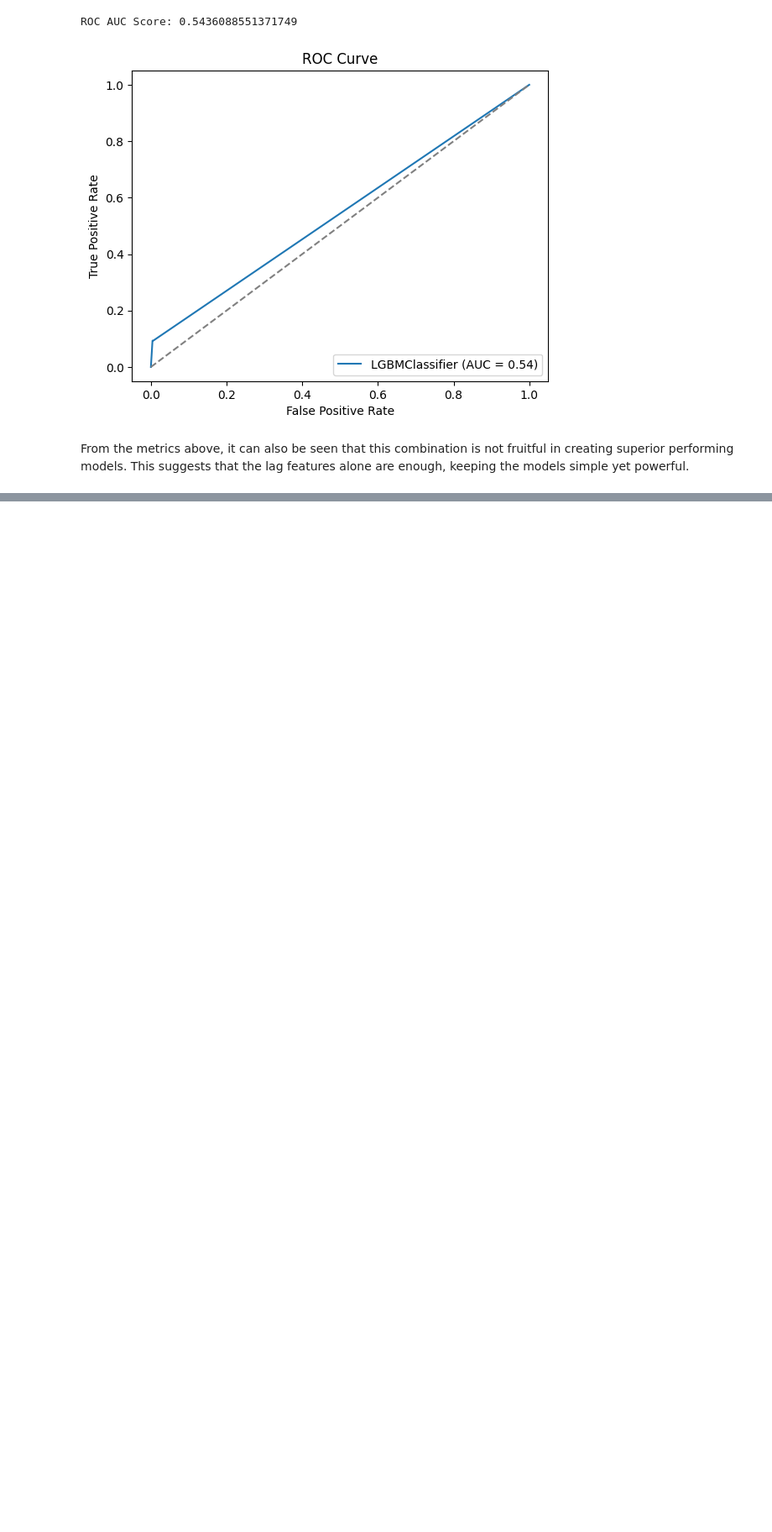
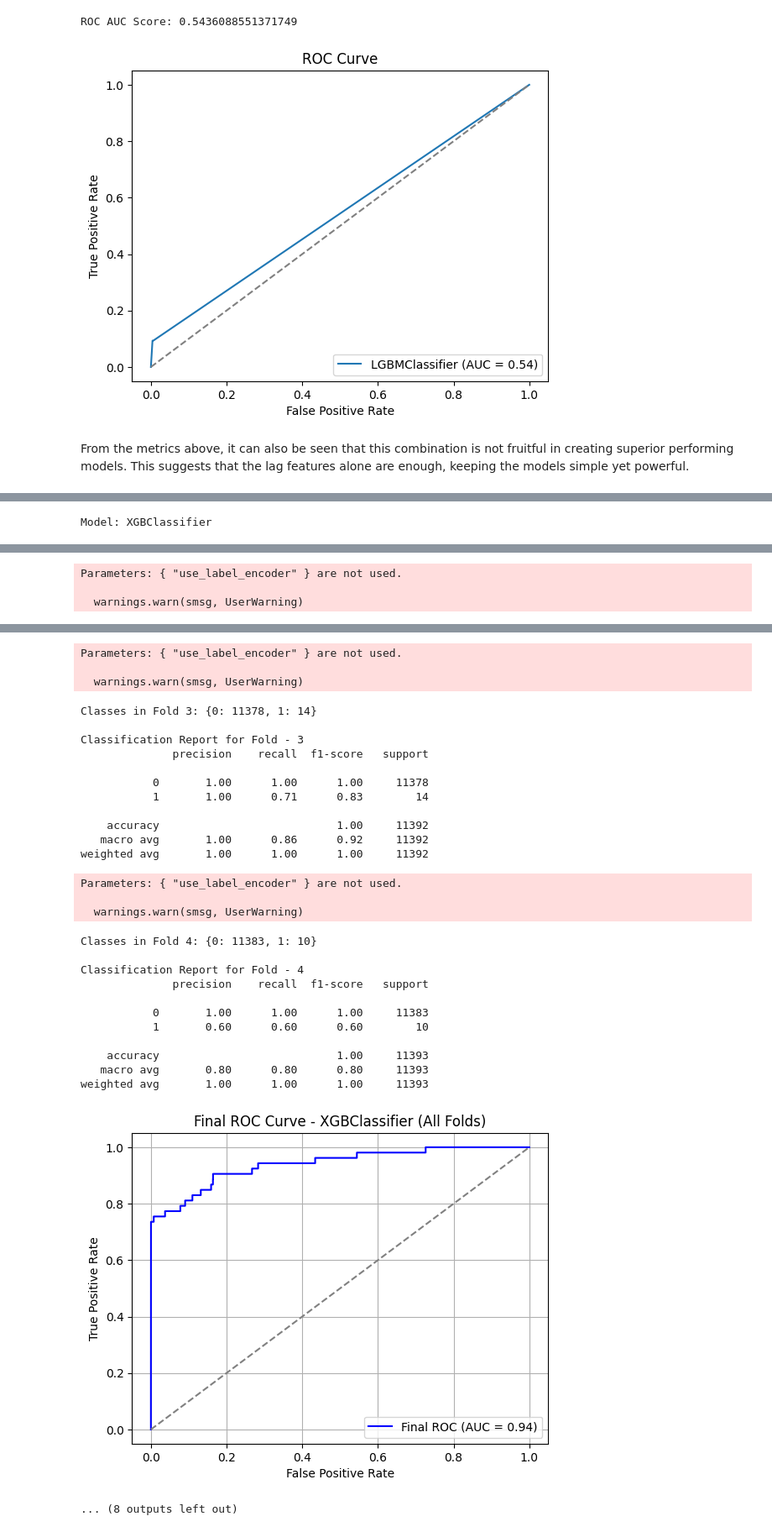
Before and after one commit to COMP3608Project/credit-card-fraud, a Jupyter notebook: 2013_Credit_Card_Fraud_Dataset.ipynb, the cells around one changed output, grey strips where cells are left out. Shown at 84% size. Cells and saved outputs as stored; diff of their text form; code cells hidden in the pictures; blank space fills up the shorter version.

```diff
--- a/2013_Credit_Card_Fraud_Dataset.ipynb
+++ b/2013_Credit_Card_Fraud_Dataset.ipynb
@@ -889,0 +978,10 @@ From the metrics above, it can also be seen that this combination is not fruitfu
+# %%
+scaler = StandardScaler()
+# %%
+df['Amount'] = scaler.fit_transform(df['Amount'].values.reshape(-1, 1))
+df['Time'] = scaler.fit_transform(df['Time'].values.reshape(-1, 1))
+# %%
+for model in models:
+    run_temporal_kfold(df, model)
+# %% [output]
+Model: XGBClassifier
@@ -889,0 +1016,3 @@ From the metrics above, it can also be seen that this combination is not fruitfu
+Parameters: { "use_label_encoder" } are not used.
+
+  warnings.warn(smsg, UserWarning)
@@ -889,0 +1030,30 @@ From the metrics above, it can also be seen that this combination is not fruitfu
+Parameters: { "use_label_encoder" } are not used.
+
+  warnings.warn(smsg, UserWarning)
+Classes in Fold 3: {0: 11378, 1: 14}
+
+Classification Report for Fold - 3
+              precision    recall  f1-score   support
+
+           0       1.00      1.00      1.00     11378
+           1       1.00      0.71      0.83        14
+
+    accuracy                           1.00     11392
+   macro avg       1.00      0.86      0.92     11392
+weighted avg       1.00      1.00      1.00     11392
+Parameters: { "use_label_encoder" } are not used.
+
+  warnings.warn(smsg, UserWarning)
+Classes in Fold 4: {0: 11383, 1: 10}
+
+Classification Report for Fold - 4
+              precision    recall  f1-score   support
+
+           0       1.00      1.00      1.00     11383
+           1       0.60      0.60      0.60        10
+
+    accuracy                           1.00     11393
+   macro avg       0.80      0.80      0.80     11393
+weighted avg       1.00      1.00      1.00     11393
+[figure, added]
+... (8 outputs left out)
```
Also changed, not shown: parts of 9 cells of this notebook.
